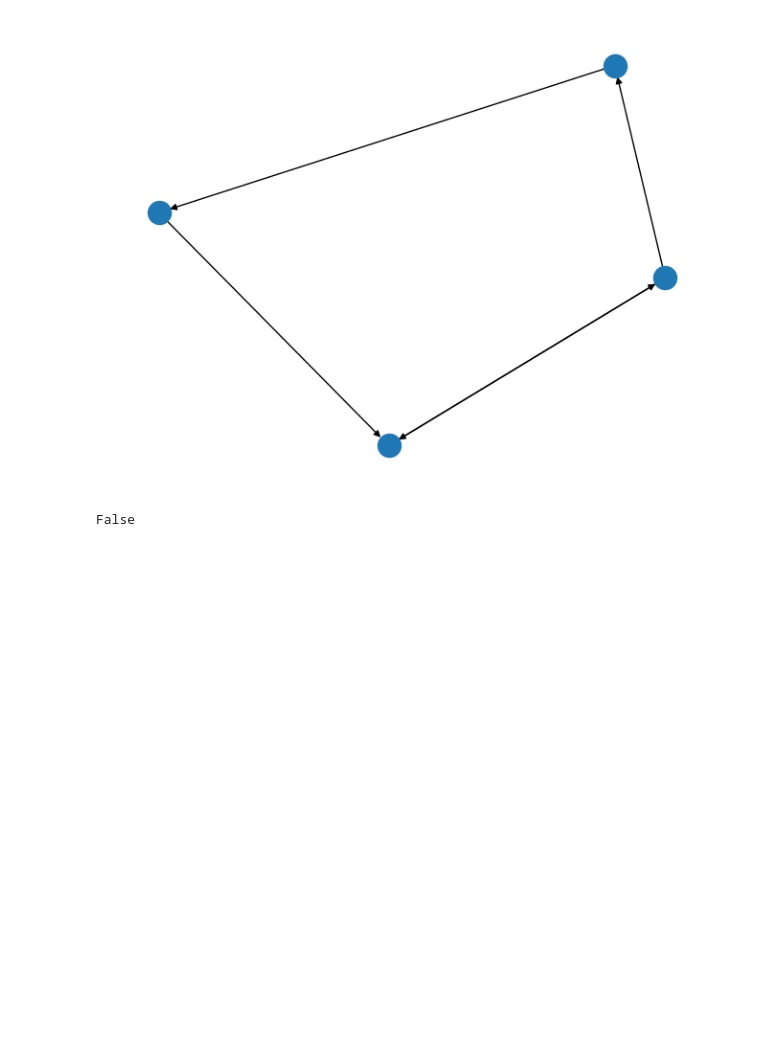
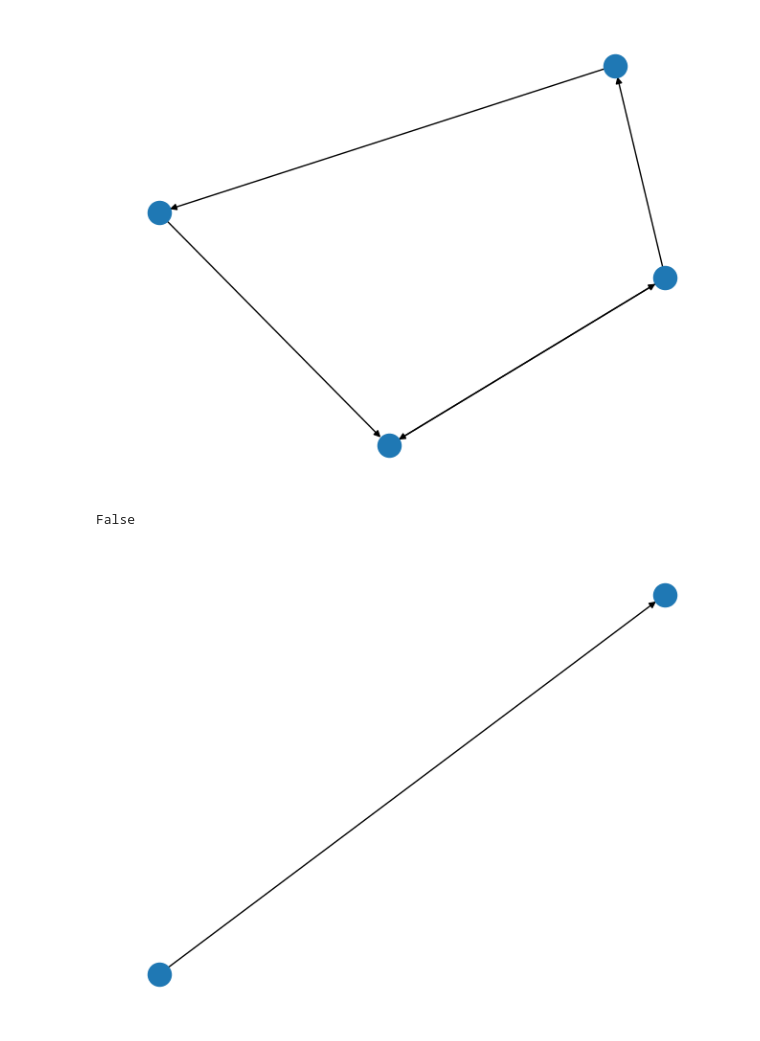
Before and after one commit to elgroselj/FAS, a Jupyter notebook: playground/zacetek.ipynb, the cells around one changed output. Cells and saved outputs as stored; diff of their text form; code cells hidden in the pictures; blank space fills up the shorter version.

Commit message:
Handle selfloops, column derivation, orange proj

```diff
--- a/playground/zacetek.ipynb
+++ b/playground/zacetek.ipynb
@@ -287,3 +287,11 @@ nx.node_connectivity(G)
 nx.is_strongly_connected(G)
 # %% [output]
 False
+# %%
+G = nx.DiGraph()
+G.add_edges_from([(1,1),(1,2)])
+
+G.remove_edges_from(list(nx.selfloop_edges(G)))
+nx.draw(G)
+# %% [output]
+[figure, added]
```
Also changed, not shown: parts of 1 cell of this notebook, 4 other files.
